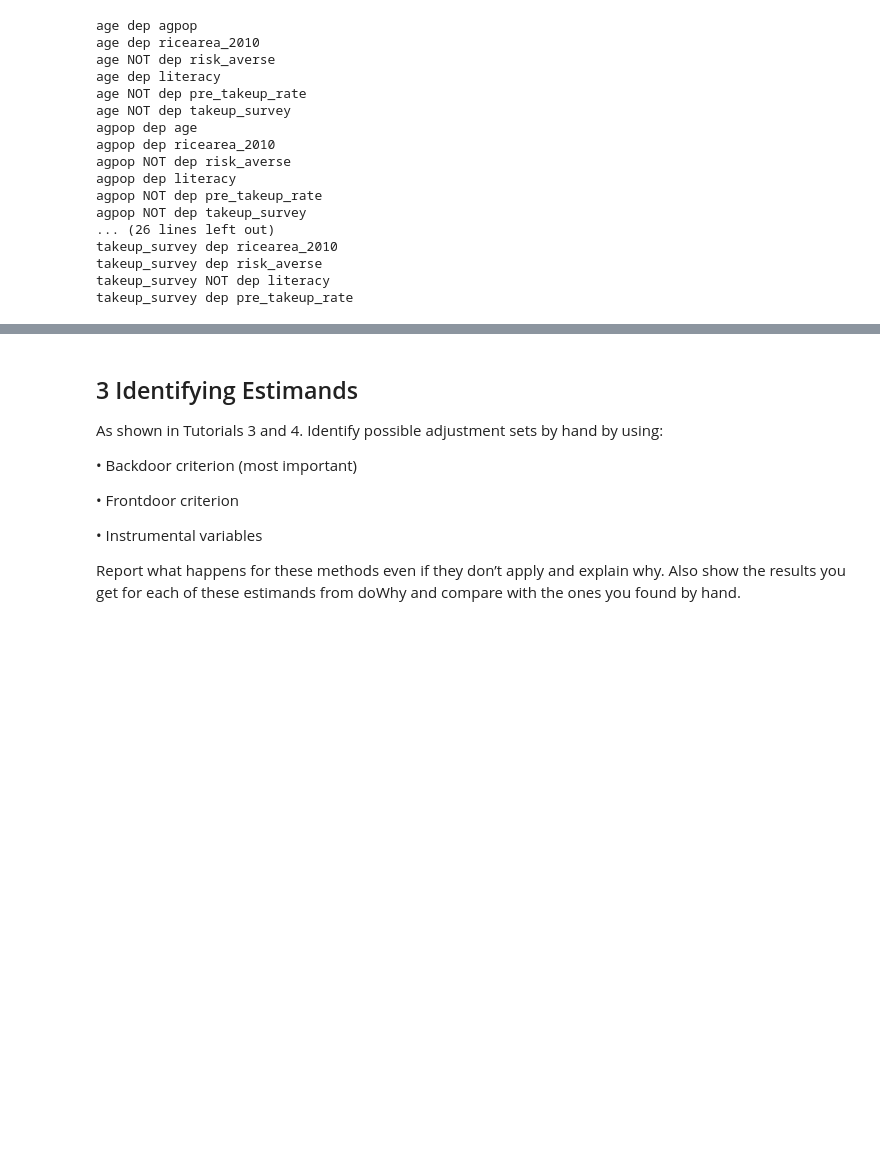
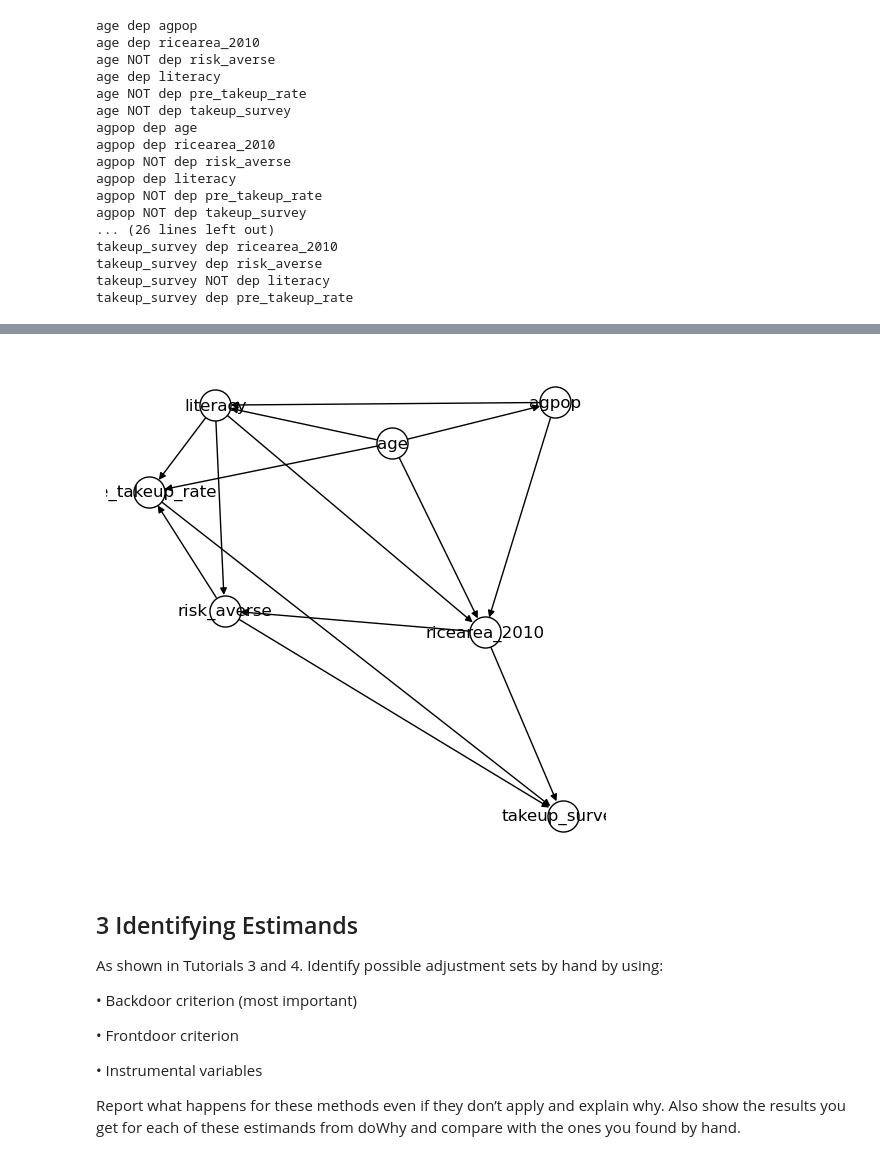
Before and after one commit to Dawlau/castle-doctrine-causality, a Jupyter notebook: causal-estimation.ipynb, the cells around one changed output, grey strips where cells are left out. Saved outputs shown, nothing was run; the diff lists cells and outputs as text; code cells hidden in the pictures; blank space fills up the shorter version.

```diff
--- a/causal-estimation.ipynb
+++ b/causal-estimation.ipynb
@@ -383,6 +372,31 @@ The (conditional) independence tests can only get us so far. We hypothesize that
 
 The final causal graph is thus:
 ![graph-after-common-sense](graph-after-common-sense.png)
+# %%
+# Convert the above graph into networkx
+import networkx as nx
+
+G = nx.DiGraph()
+G.add_nodes_from(control_variables + dependent_variables)
+G.add_edges_from([('age','literacy'),
+                  ('age','agpop'),
+                  ('age','ricearea_2010'),
+                  ('age','pre_takeup_rate'),
+                  ('ricearea_2010','risk_averse'),
+                  ('ricearea_2010','takeup_survey'),
+                  ('agpop','literacy'),
+                  ('agpop','ricearea_2010'),
+                  ('literacy','ricearea_2010'),
+                  ('literacy','risk_averse'),
+                  ('literacy','pre_takeup_rate'),
+                  ('risk_averse','takeup_survey'),
+                  ('risk_averse','pre_takeup_rate'),
+                  ('pre_takeup_rate','takeup_survey')])
+
+nx.draw(G, with_labels=True, node_size=500, node_color='w', edgecolors ='black')
+nx.write_gml(G, "estimated_social_insurance_graph.gml")
+# %% [output]
+[figure, added]
 # %% [markdown]
 ## 3 Identifying Estimands
 
```
Also changed, not shown: parts of 13 cells of this notebook.
